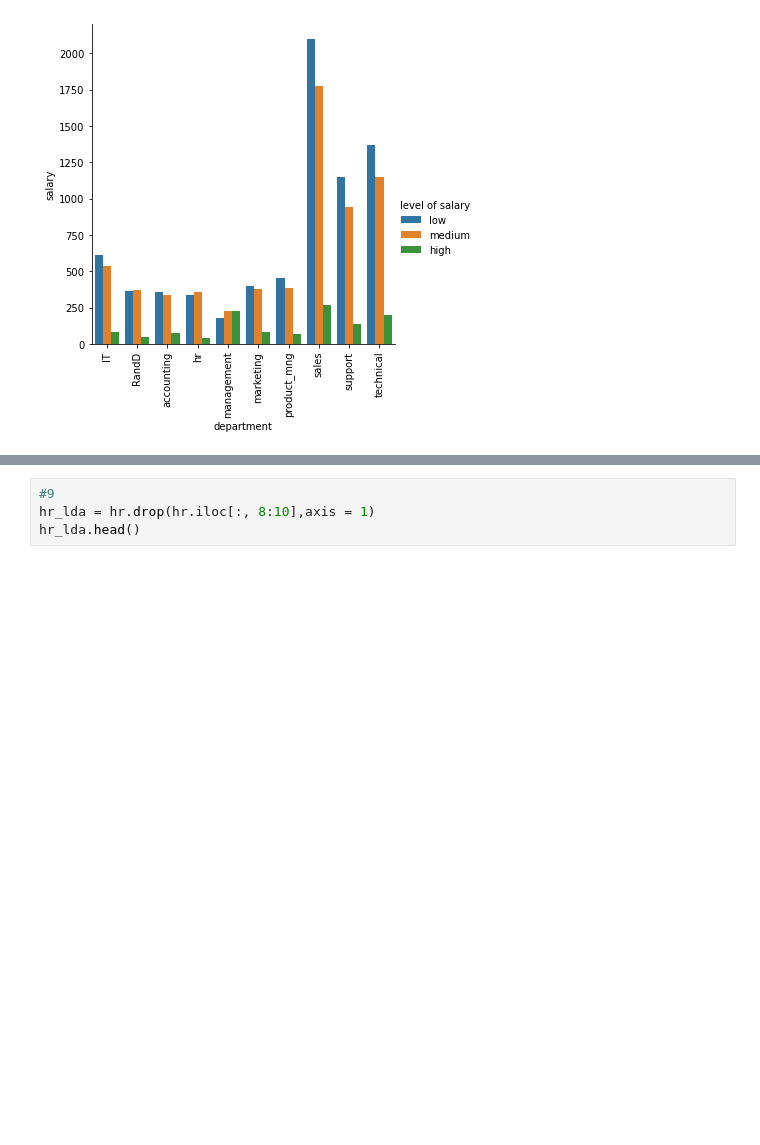
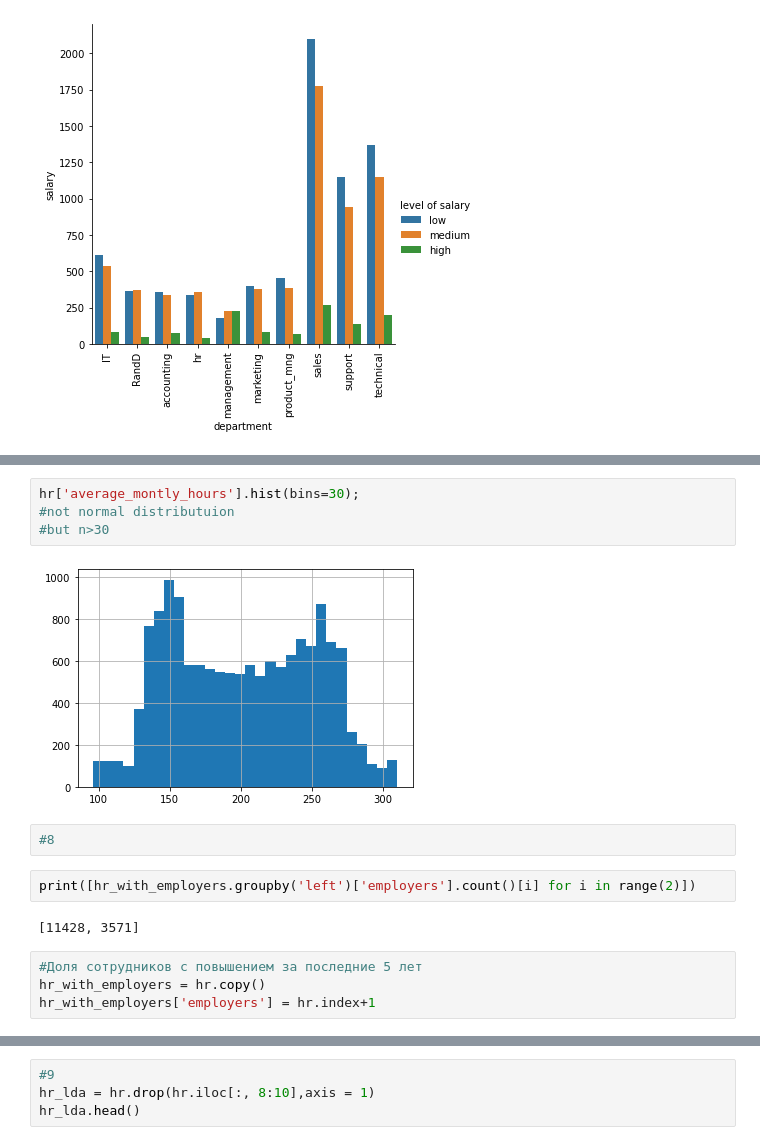
Before and after one commit to ArtemBaron/baron_vergeles, a Jupyter notebook: netology_final.ipynb, the cells around one changed output, grey strips where cells are left out. Cells and saved outputs as stored; diff of their text form; blank space fills up the shorter version.

```diff
--- a/netology_final.ipynb
+++ b/netology_final.ipynb
@@ -180,0 +209,16 @@ Ttest_indResult(statistic=-0.8696608762690436, pvalue=0.3844996772979369)
+# %%
+hr['average_montly_hours'].hist(bins=30);
+#not normal distributuion
+#but n>30
+# %% [output]
+[figure, added]
+# %%
+#8
+# %%
+print([hr_with_employers.groupby('left')['employers'].count()[i] for i in range(2)])
+# %% [output]
+[11428, 3571]
+# %%
+#Доля сотрудников с повышением за последние 5 лет
+hr_with_employers = hr.copy()
+hr_with_employers['employers'] = hr.index+1
```
Also changed, not shown: parts of 8 cells of this notebook.
